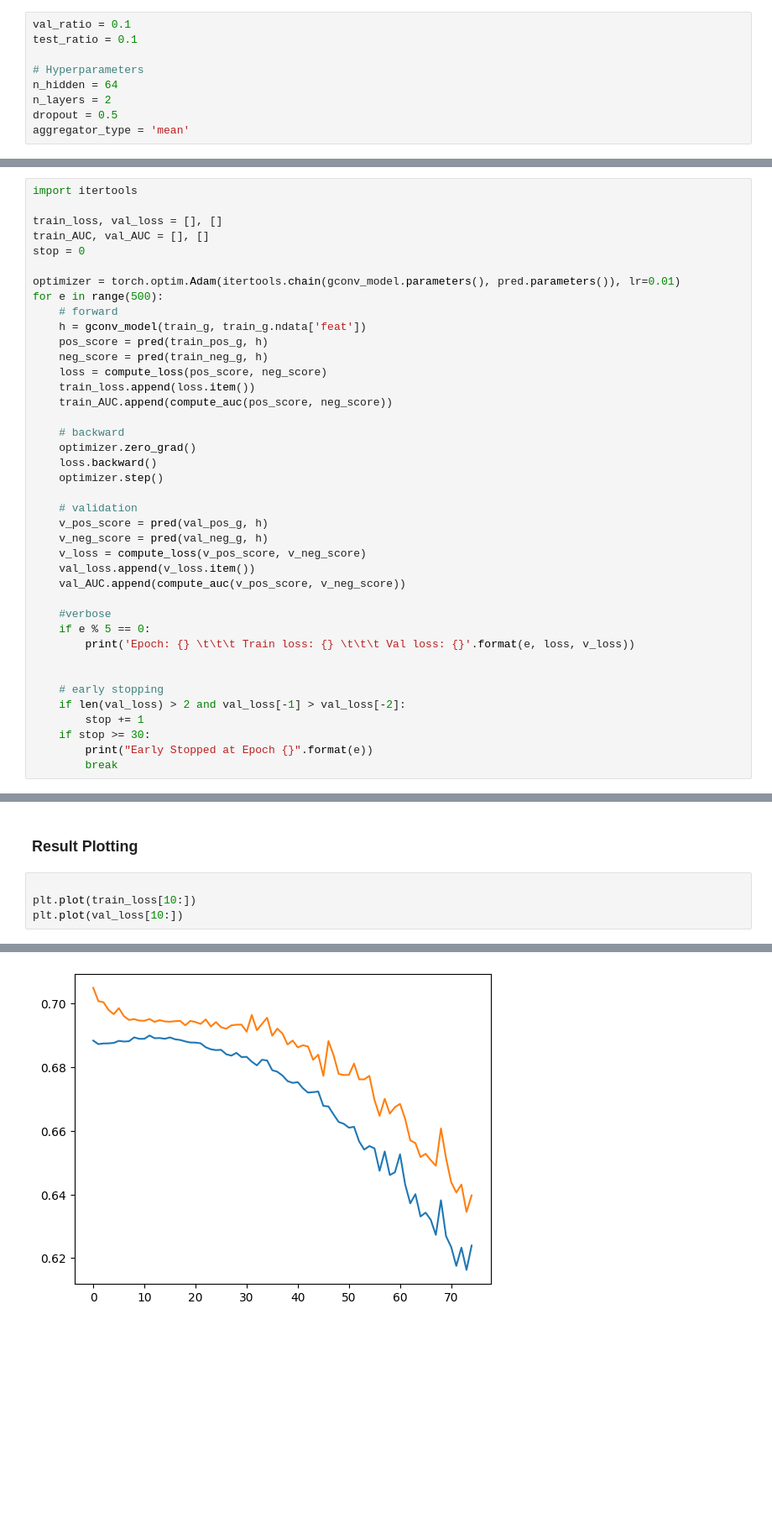
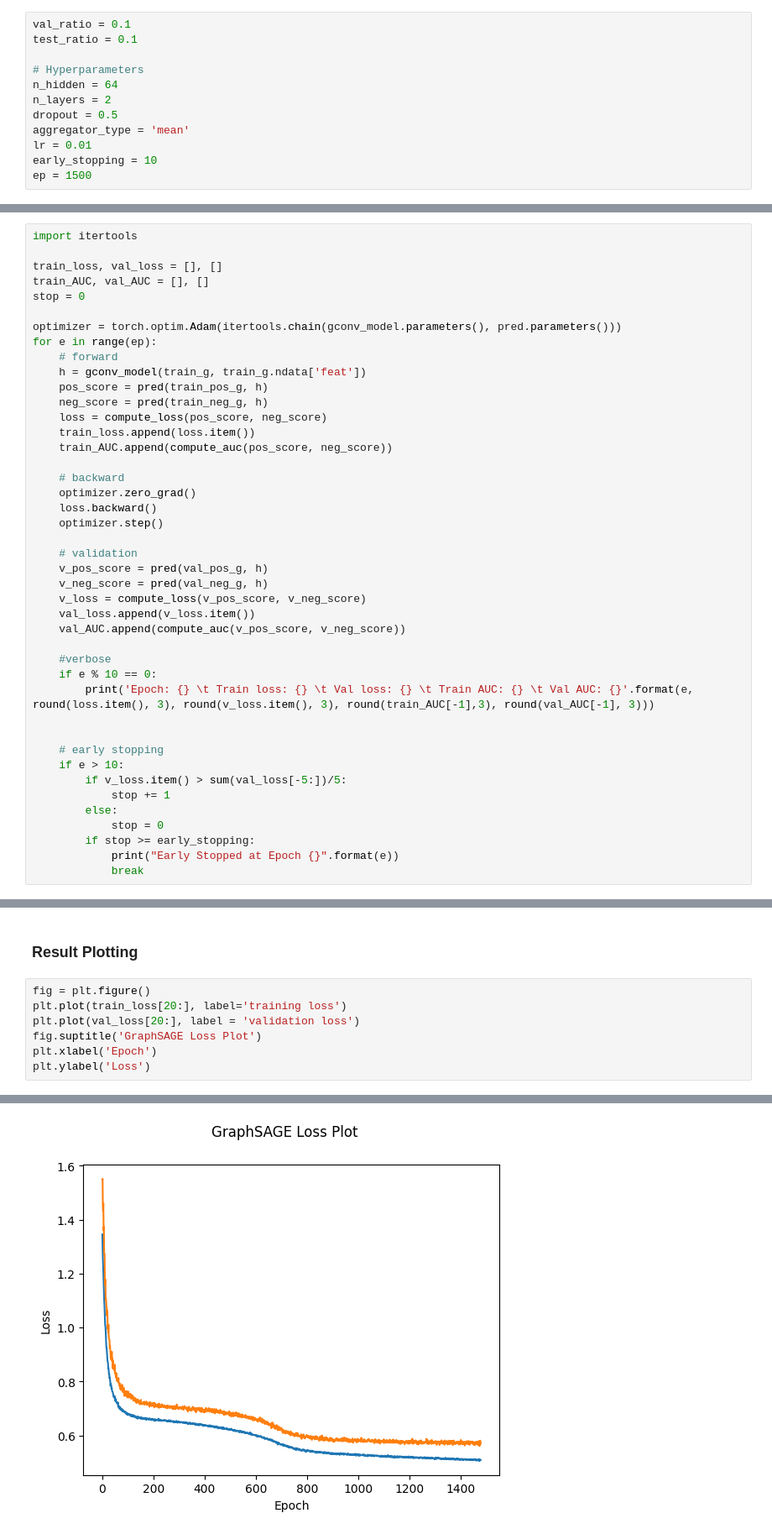
Before and after one commit to samuellau0802/COMP-4222-Project, a Jupyter notebook: GraphSAGE.ipynb, the cells around one changed output, grey strips where cells are left out. Shown at 84% size. Cells and saved outputs as stored; diff of their text form; blank space fills up the shorter version.

Commit message:
finalized gcn, gat, sage

```diff
--- a/GraphSAGE.ipynb
+++ b/GraphSAGE.ipynb
@@ -32,5 +34,8 @@ n_hidden = 64
 n_layers = 2
 dropout = 0.5
 aggregator_type = 'mean'
+lr = 0.01
+early_stopping = 10
+ep = 1500
 # %% [markdown]
 ## Load Dataset
@@ -117,8 +128,8 @@ train_loss, val_loss = [], []
 train_AUC, val_AUC = [], []
 stop = 0
 
-optimizer = torch.optim.Adam(itertools.chain(gconv_model.parameters(), pred.parameters()), lr=0.01)
-for e in range(500):
+optimizer = torch.optim.Adam(itertools.chain(gconv_model.parameters(), pred.parameters()))
+for e in range(ep):
     # forward
     h = gconv_model(train_g, train_g.ndata['feat'])
     pos_score = pred(train_pos_g, h)
@@ -140,14 +151,17 @@ for e in range(500):
     val_AUC.append(compute_auc(v_pos_score, v_neg_score))
 
     #verbose
-    if e % 5 == 0:
-        print('Epoch: {} \t\t\t Train loss: {} \t\t\t Val loss: {}'.format(e, loss, v_loss))
+    if e % 10 == 0:
+        print('Epoch: {} \t Train loss: {} \t Val loss: {} \t Train AUC: {} \t Val AUC: {}'.format(e, round(loss.item(), 3), round(v_loss.item(), 3), round(train_AUC[-1],3), round(val_AUC[-1], 3)))
 
 
     # early stopping
-    if len(val_loss) > 2 and val_loss[-1] > val_loss[-2]:
-        stop += 1
-    if stop >= 30:
-        print("Early Stopped at Epoch {}".format(e))
-        break
+    if e > 10:
+        if v_loss.item() > sum(val_loss[-5:])/5:
+            stop += 1
+        else:
+            stop = 0
+        if stop >= early_stopping:
+            print("Early Stopped at Epoch {}".format(e))
+            break
 # %% [output]
@@ -180,7 +193,10 @@ AUC: 0.761316176500266
 # %% [markdown]
 ### Result Plotting
 # %%
-
-plt.plot(train_loss[10:])
-plt.plot(val_loss[10:])
+fig = plt.figure()
+plt.plot(train_loss[20:], label='training loss')
+plt.plot(val_loss[20:], label = 'validation loss')
+fig.suptitle('GraphSAGE Loss Plot')
+plt.xlabel('Epoch')
+plt.ylabel('Loss')
 # %% [output]
@@ -188,2 +204,2 @@ plt.plot(val_loss[10:])
-[figure, old version]
+[figure, new version]
 # %%
```
Also changed, not shown: parts of 9 cells of this notebook, 1 other file.
